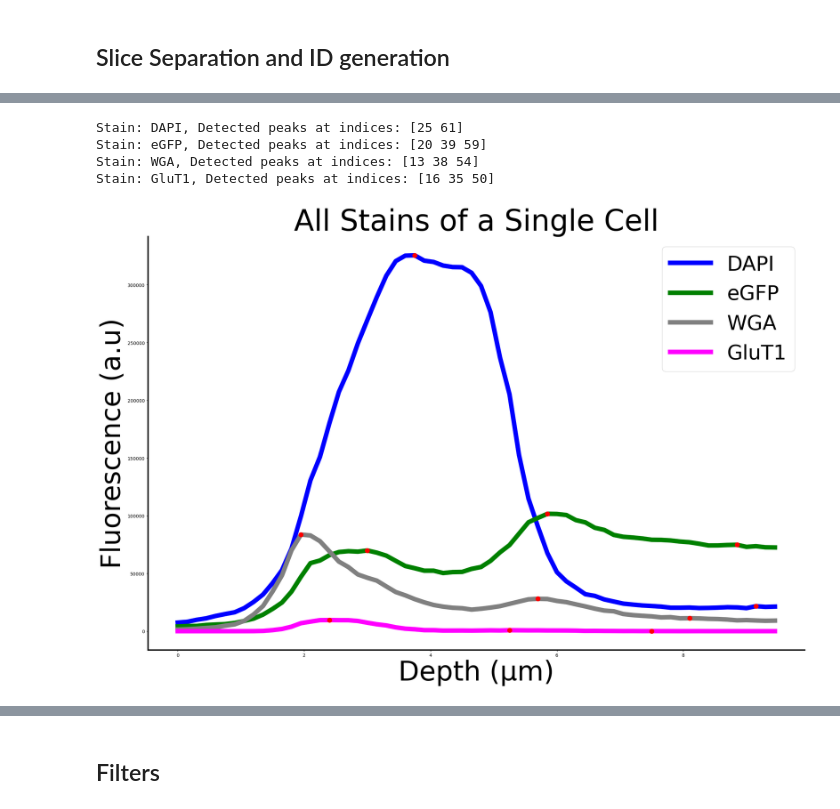
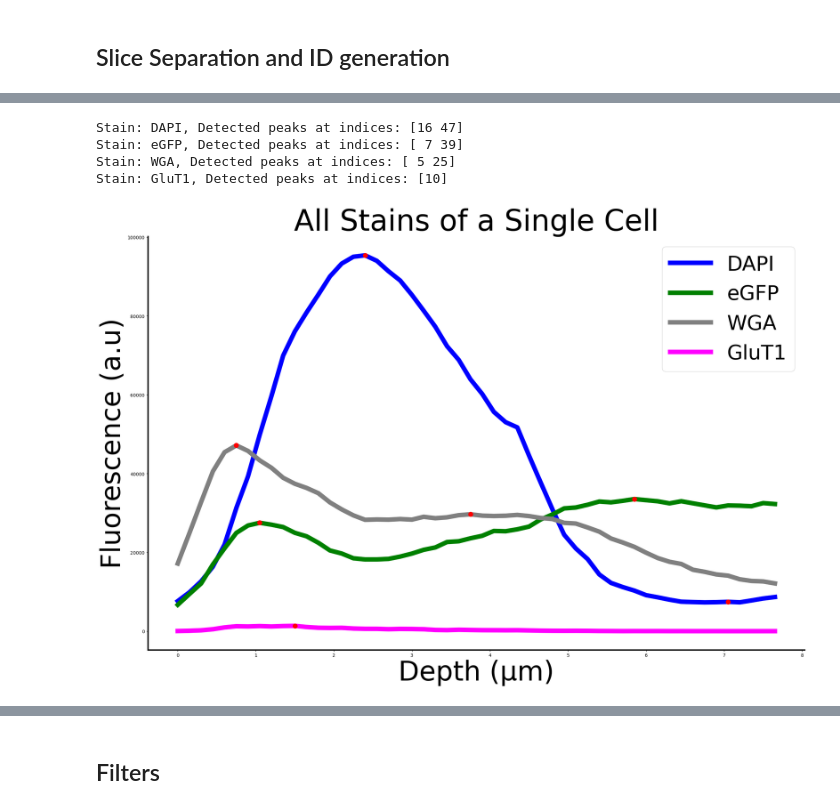
Before and after one commit to rltinio/ImageAnalysis, a Jupyter notebook: Integral_Calculator_V3.ipynb, the cells around one changed output, grey strips where cells are left out. Cells and saved outputs as stored; diff of their text form; code cells hidden in the pictures.

```diff
--- a/Integral_Calculator_V3.ipynb
+++ b/Integral_Calculator_V3.ipynb
@@ -19,8 +16,7 @@ from Tusc5ImageUtils import *
 Accepts data from the new image analysis
 '''
 
-raw_data_csv_name = # INPUT
-
+raw_data_csv_name = 'het_time_reimaged_090324'
 Cell_Results = pd.read_csv('raw_data_folder/' + raw_data_csv_name + '.csv')
 Cell_Results['X_vals'] = Cell_Results['X_vals'].apply(ast.literal_eval) # Makes it so cells containing lists are identifiable as lists by pandas
 Cell_Results['Y_vals'] = Cell_Results['Y_vals'].apply(ast.literal_eval)
@@ -46,9 +42,12 @@ Takes into consideration if file_name has variations on eye types (e.g. RA, LD)
 
 Recorded_Info = pd.read_csv('DJID_GEN_EYES_DURATION.csv')
 merged_df = pd.merge(Cell_Results, Recorded_Info[['DJID', 'Genotype', 'Experimental Eye', 'Control Eye', 'Time_Condition']], on='DJID', how='left')
-merged_df.loc[merged_df['Eye'].str[0] == merged_df['Experimental Eye'].str[0], 'Group_Type'] = 'Experimental'
-merged_df.loc[merged_df['Eye'].str[0] == merged_df['Control Eye'].str[0], 'Group_Type'] = 'Control'
+merged_df.loc[merged_df['Eye'] == merged_df['Experimental Eye'], 'Group_Type'] = 'Experimental'
+merged_df.loc[merged_df['Eye'] == merged_df['Control Eye'], 'Group_Type'] = 'Control'
 Cell_Results = merged_df.drop(columns=['Experimental Eye', 'Control Eye'])
+
+if sum(merged_df['Group_Type'].isna()) > 0:
+    print('WARNING: There is an NaN value in the Group_Type column. Check the file_name and DJID_GEN_DURATION.csv for errors')
 
 Cell_Results.loc[Cell_Results['Genotype'] == 'wildtype', 'eGFP_Value'] = False # Making sure wildtype retinas do not have false positive eGFP cells
 
@@ -152,8 +153,8 @@ Cell_Results.head()
 # %%
-plot_single_cell(Cell_Results.query('Cell == 270'), prominence= 20, distance = 15)
+plot_single_cell(Cell_Results.query('Cell == 7'), prominence= 20, distance = 15)
 # %% [output]
-Stain: DAPI, Detected peaks at indices: [25 61]
-Stain: eGFP, Detected peaks at indices: [20 39 59]
-Stain: WGA, Detected peaks at indices: [13 38 54]
-Stain: GluT1, Detected peaks at indices: [16 35 50]
+Stain: DAPI, Detected peaks at indices: [16 47]
+Stain: eGFP, Detected peaks at indices: [ 7 39]
+Stain: WGA, Detected peaks at indices: [ 5 25]
+Stain: GluT1, Detected peaks at indices: [10]
-[figure, old version]
+[figure, new version]
```
Also changed, not shown: parts of 25 cells of this notebook, 13 other files.
